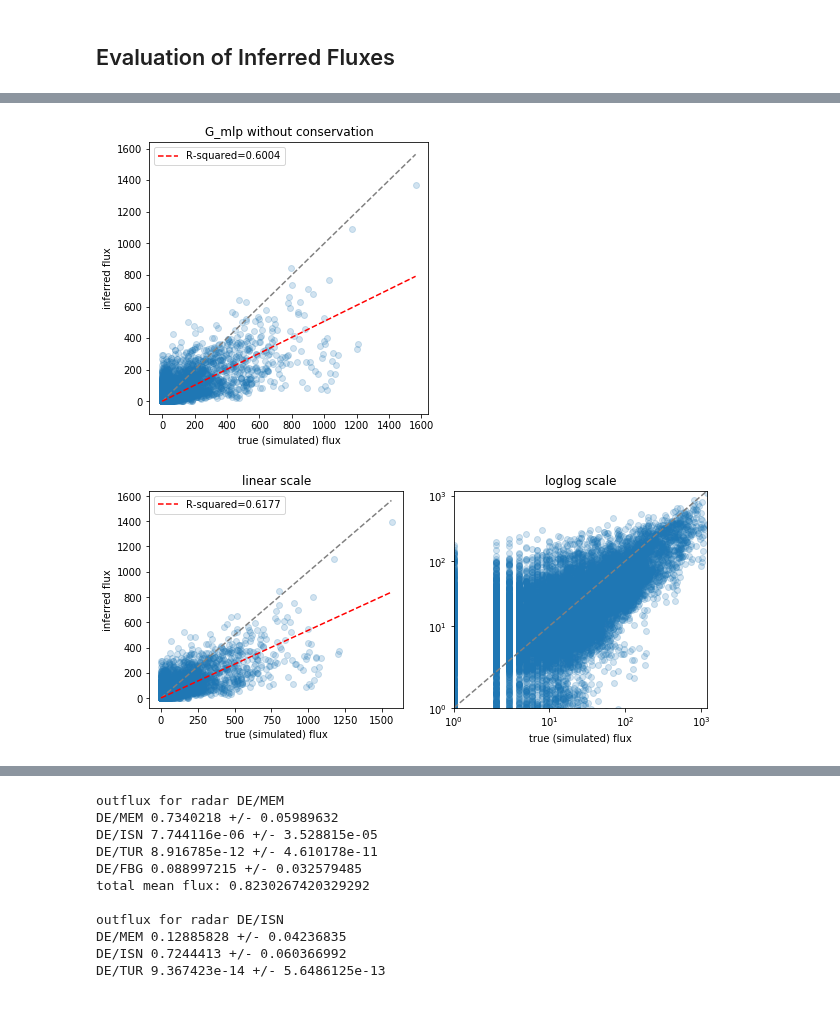
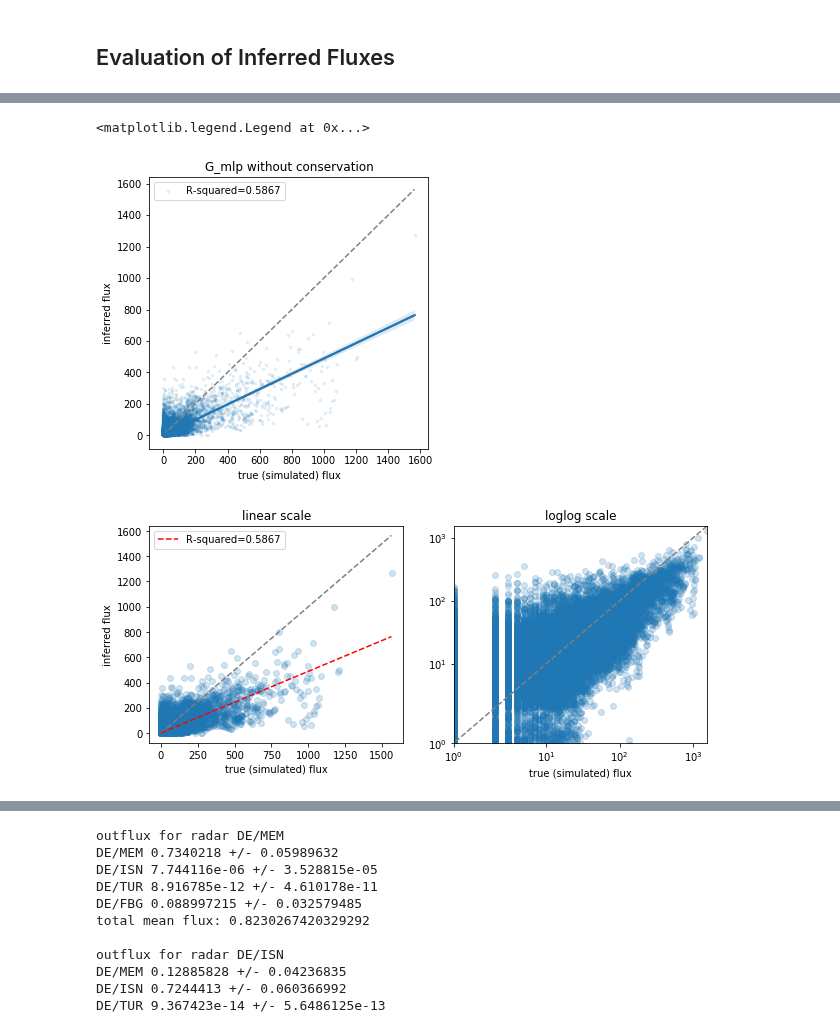
Before and after one commit to FionaLippert/birdMigration, a Jupyter notebook: notebooks/ML_models.ipynb, the cells around one changed output, grey strips where cells are left out. Saved outputs shown, nothing was run; the diff lists cells and outputs as text; code cells hidden in the pictures.

```diff
--- a/notebooks/ML_models.ipynb
+++ b/notebooks/ML_models.ipynb
@@ -14,21 +15,2 @@ import scipy as sp
 # %% [markdown]
 ## Evaluation of Inferred Fluxes
-# %%
-
-def timeslice(data, start_night, mask, timesteps):
-    data_night = data[..., start_night:]
-    # remove hours during the day
-    print(mask[start_night:])
-    data_night = data_night[..., np.where(mask[start_night:])]
-    print(data_night)
-    if data_night.shape[-1] > timesteps:
-        data_night = data_night[..., :timesteps+1]
-    else:
-        data_night = np.empty(0)
-    return data_night
-
-a = np.random.random((5, 10))
-print(a)
-nights = [[1,2,3], [7,8,9]]
-mask = np.array([1, 1, 1, 1, 0, 0, 1, 1, 1, 1])
-timeslice(a, nights[0][0], mask, 6)
@@ -74,6 +24,7 @@ result_path = '/home/fiona/birdMigration/data/model_performance/abm_tf=90_lr=001
 #result_path = '/home/fiona/birdMigration/data/model_performance/abm_tf=90_lr=001_hdim=16_tstrain=15/conservation=True_recurrent=True_embedding=0_timesteps=15'
 result_path = '/home/fiona/birdMigration/data/model_performance/abm_tf=90_lr=001_hdim=16_tstrain=7_env_cells_fixed_boundaries/conservation=True_recurrent=True_embedding=0_timesteps=15'
 result_path = '/home/fiona/birdMigration/data/model_performance/abm_tf=90_lr=001_hdim=16_tstrain=7_env_cells/conservation=False_recurrent=True_embedding=0_timesteps=15'
+result_path = '/home/fiona/birdMigration/data/model_performance/abm_test_dataloader/conservation=False_recurrent=True_embedding=0_timesteps=40'
 
 abm_path = '/home/fiona/birdMigration/data/raw/abm/fall/2015'
 
@@ -109,16 +60,18 @@ abm_fluxes = np.concatenate(abm_fluxes, axis=-1)
 # %%
 max_flux = max(ml_fluxes.max(), abm_fluxes.max())
 res = sp.stats.linregress(abm_fluxes.flatten(), ml_fluxes.flatten())
 
 fig, ax = plt.subplots(figsize=(5, 5))
-ax.scatter(abm_fluxes.flatten(), ml_fluxes.flatten(), alpha=0.2)
+#ax.scatter(abm_fluxes.flatten(), ml_fluxes.flatten(), alpha=0.2)
 ax.plot(range(int(max_flux)), range(int(max_flux)), ls='--', c='gray')
-ax.plot(range(int(max_flux)), np.array(range(int(max_flux)))*res.slope + res.intercept, ls='--', c='red', label=f'R-squared={res.rvalue**2:.4f}')
+ax.plot(range(int(max_flux)), np.array(range(int(max_flux)))*res.slope + res.intercept, ls='--', c='red')
+sb.regplot(abm_fluxes.flatten(), ml_fluxes.flatten(), scatter=True, ci=95, ax=ax, label=f'R-squared={res.rvalue**2:.4f}', scatter_kws={'alpha':0.25, 's':5})
 ax.set(title='G_mlp without conservation', xlabel='true (simulated) flux', ylabel='inferred flux')#, xlim=(0-margin,max_flux_boundary+margin), ylim=(0-margin,max_flux_boundary+margin))
 ax.legend()
-fig.savefig('/home/fiona/fluxes_env_cells_no_conservation.png', bbox_inches='tight', dpi=200);
+#fig.savefig('/home/fiona/fluxes_env_cells_no_conservation.png', bbox_inches='tight', dpi=200);
 # %% [output]
+<matplotlib.legend.Legend at 0x...>
-[figure, old version]
+[figure, new version]
 # %%
 max_flux = max(ml_fluxes.max(), abm_fluxes.max())
 res = sp.stats.linregress(abm_fluxes.flatten(), ml_fluxes.flatten())
@@ -130,11 +83,11 @@ ax[0].plot(range(int(max_flux)), range(int(max_flux)), ls='--', c='gray')
 ax[0].plot(range(int(max_flux)), np.array(range(int(max_flux)))*res.slope + res.intercept, ls='--', c='red', label=f'R-squared={res.rvalue**2:.4f}')
 ax[1].plot(range(int(max_flux)), range(int(max_flux)), ls='--', c='gray')
 ax[0].set(title='linear scale', xlabel='true (simulated) flux', ylabel='inferred flux')#, xlim=(0-margin,max_flux_boundary+margin), ylim=(0-margin,max_flux_boundary+margin))
-ax[1].set(title='loglog scale', xlabel='true (simulated) flux', xlim=(1,max_flux_inner), ylim=(1,max_flux_inner))
+ax[1].set(title='loglog scale', xlabel='true (simulated) flux', xlim=(1,max_flux), ylim=(1,max_flux))
 ax[1].set(yscale='symlog', xscale='symlog')
 ax[0].legend();
 # %% [output]
-[figure, old version]
+[figure, new version]
 # %%
 boundary_idx = voronoi.index[voronoi['boundary'] == 1]
 inner_idx = voronoi.index[voronoi['boundary'] == 0]
```
Also changed, not shown: parts of 5 cells of this notebook, 3 other files.
